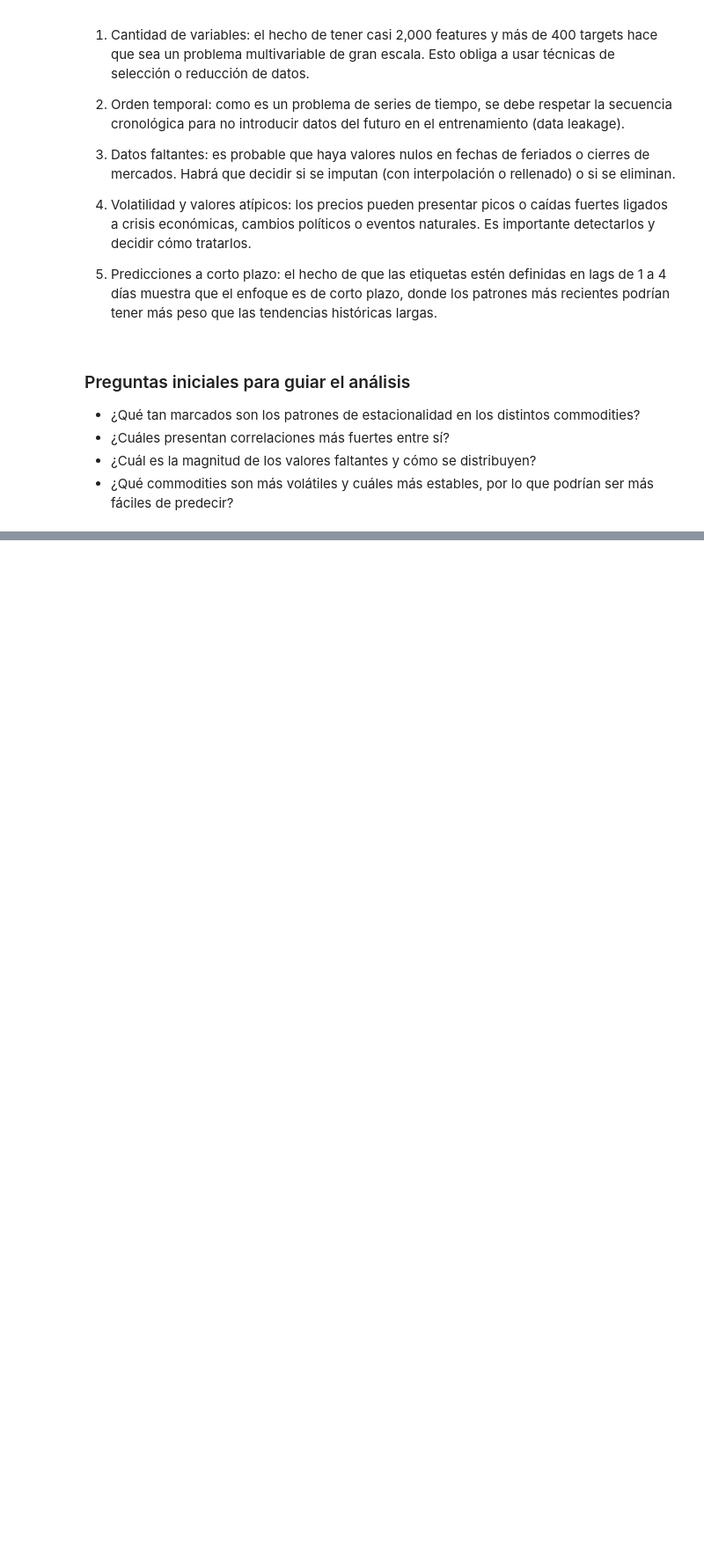
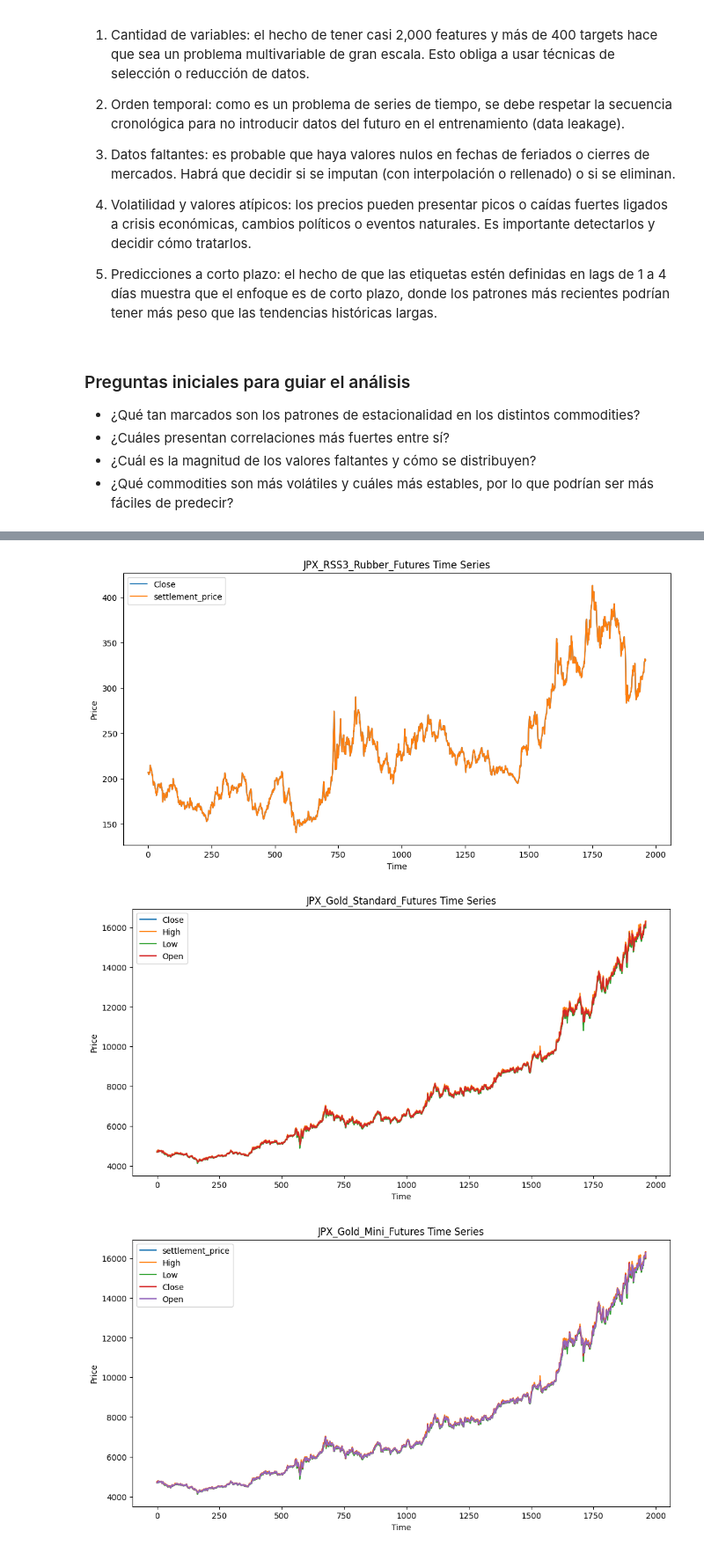
Before and after one commit to BrandonReyes0609/Proyecto_2_DS, a Jupyter notebook: Proyecto2_DS.ipynb, the cells around one changed output, grey strips where cells are left out. Shown at 88% size. Saved outputs shown, nothing was run; the diff lists cells and outputs as text; code cells hidden in the pictures; blank space fills up the shorter version.

```diff
--- a/Proyecto2_DS.ipynb
+++ b/Proyecto2_DS.ipynb
@@ -89,0 +290,36 @@ El reto se centra en predecir cómo se comportarán los precios y retornos de di
+# %%
+import pandas as pd
+import matplotlib.pyplot as plt
+
+# Lista de variables por instrumento
+instruments = {
+    'JPX_RSS3_Rubber_Futures': ['Close', 'settlement_price'],
+    'JPX_Gold_Standard_Futures': ['Close', 'High', 'Low', 'Open'],
+    'JPX_Gold_Mini_Futures': ['settlement_price', 'High', 'Low', 'Close', 'Open'],
+    'JPX_Platinum_Standard_Futures': ['Close'],
+    'JPX_Platinum_Mini_Futures': ['settlement_price']
+}
+
+# Asumiendo que tu columna temporal se llama 'Date' o 'Time'
+time_col = 'date_id'  # Reemplaza si tu columna se llama diferente
+
+# Función para graficar cada instrumento
+def plot_instrument(df, instrument_name, variables):
+    plt.figure(figsize=(12,6))
+    for var in variables:
+        col_name = f"{instrument_name}_{var}"
+        if col_name in df.columns:
+            plt.plot(df[time_col], df[col_name], label=var)
+    plt.title(f"{instrument_name} Time Series")
+    plt.xlabel("Time")
+    plt.ylabel("Price")
+    plt.legend()
+    plt.show()
+
+# Graficar todas las series
+for instr, vars_list in instruments.items():
+    plot_instrument(merged, instr, vars_list)
+# %% [output]
+[figure, added]
+[figure, added]
+[figure, added]
```
Also changed, not shown: parts of 26 cells of this notebook, 2 other files.
